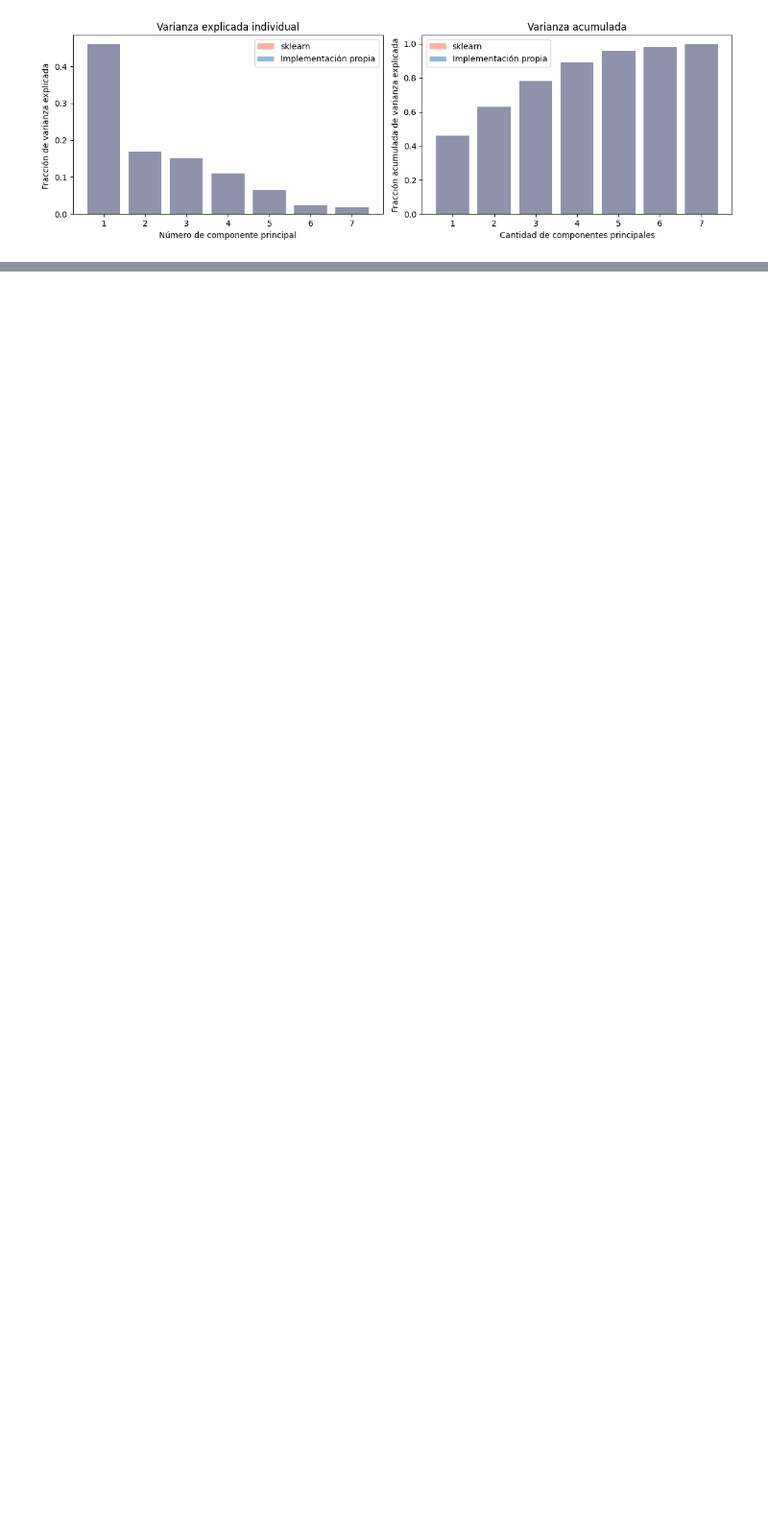
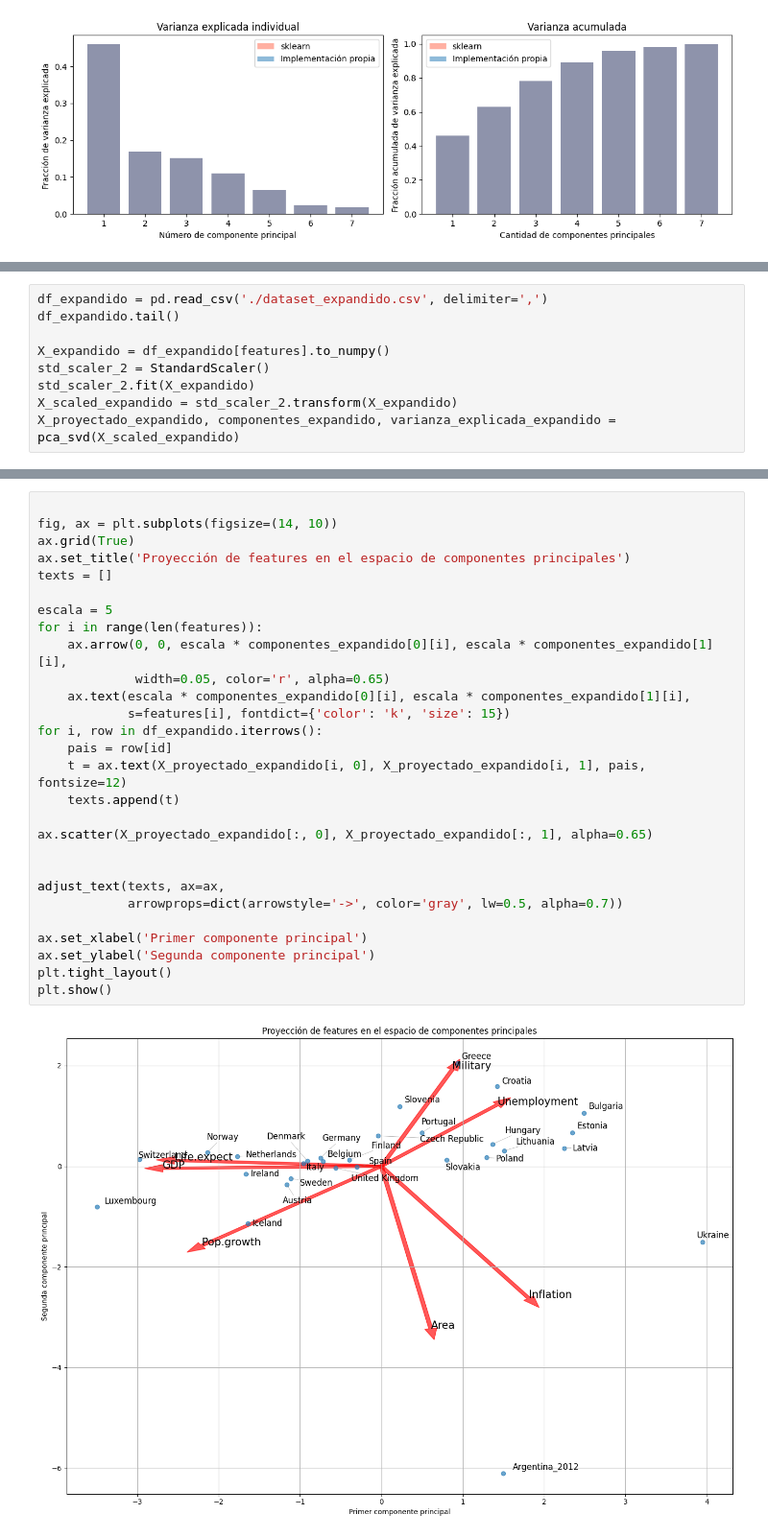
Before and after one commit to JulianDamelamia/guia_pca, a Jupyter notebook: actividad_2_3.ipynb, the cells around one changed output, grey strips where cells are left out. Shown at 96% size. Cells and saved outputs as stored; diff of their text form; blank space fills up the shorter version.

```diff
--- a/actividad_2_3.ipynb
+++ b/actividad_2_3.ipynb
@@ -242,0 +246,9 @@ plt.show()
+# %%
+df_expandido = pd.read_csv('./dataset_expandido.csv', delimiter=',')
+df_expandido.tail()
+
+X_expandido = df_expandido[features].to_numpy()
+std_scaler_2 = StandardScaler()
+std_scaler_2.fit(X_expandido)
+X_scaled_expandido = std_scaler_2.transform(X_expandido)
+X_proyectado_expandido, componentes_expandido, varianza_explicada_expandido = pca_svd(X_scaled_expandido)
@@ -242,0 +257,30 @@ plt.show()
+# %%
+
+fig, ax = plt.subplots(figsize=(14, 10))
+ax.grid(True)
+ax.set_title('Proyección de features en el espacio de componentes principales')
+texts = []
+
+escala = 5
+for i in range(len(features)):
+    ax.arrow(0, 0, escala * componentes_expandido[0][i], escala * componentes_expandido[1][i],
+             width=0.05, color='r', alpha=0.65)
+    ax.text(escala * componentes_expandido[0][i], escala * componentes_expandido[1][i],
+            s=features[i], fontdict={'color': 'k', 'size': 15})
+for i, row in df_expandido.iterrows():
+    pais = row[id]
+    t = ax.text(X_proyectado_expandido[i, 0], X_proyectado_expandido[i, 1], pais, fontsize=12)
+    texts.append(t)
+
+ax.scatter(X_proyectado_expandido[:, 0], X_proyectado_expandido[:, 1], alpha=0.65)
+
+
+adjust_text(texts, ax=ax,
+            arrowprops=dict(arrowstyle='->', color='gray', lw=0.5, alpha=0.7))
+
+ax.set_xlabel('Primer componente principal')
+ax.set_ylabel('Segunda componente principal')
+plt.tight_layout()
+plt.show()
+# %% [output]
+[figure, added]
```
Also changed, not shown: parts of 9 cells of this notebook, 2 other files.
